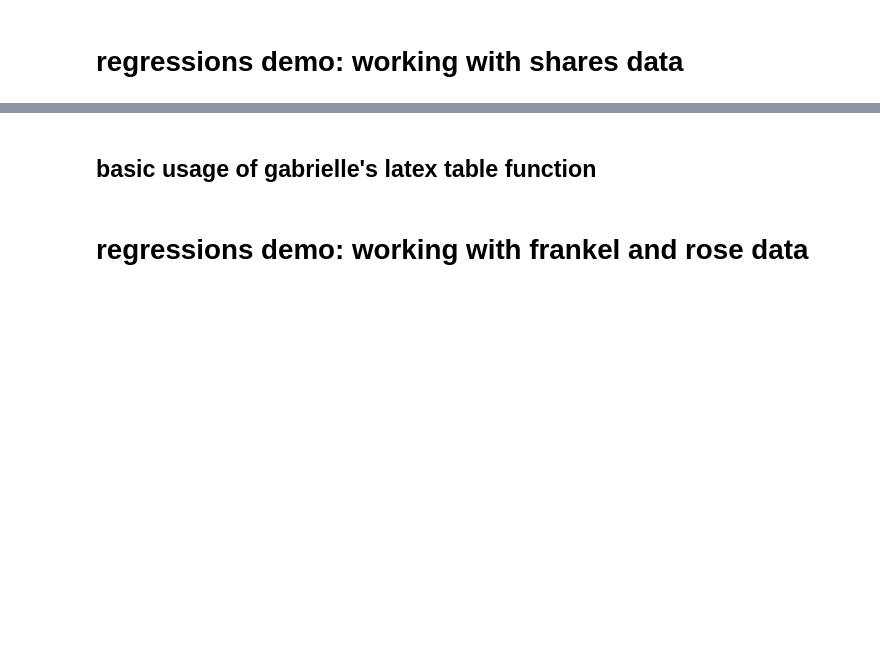
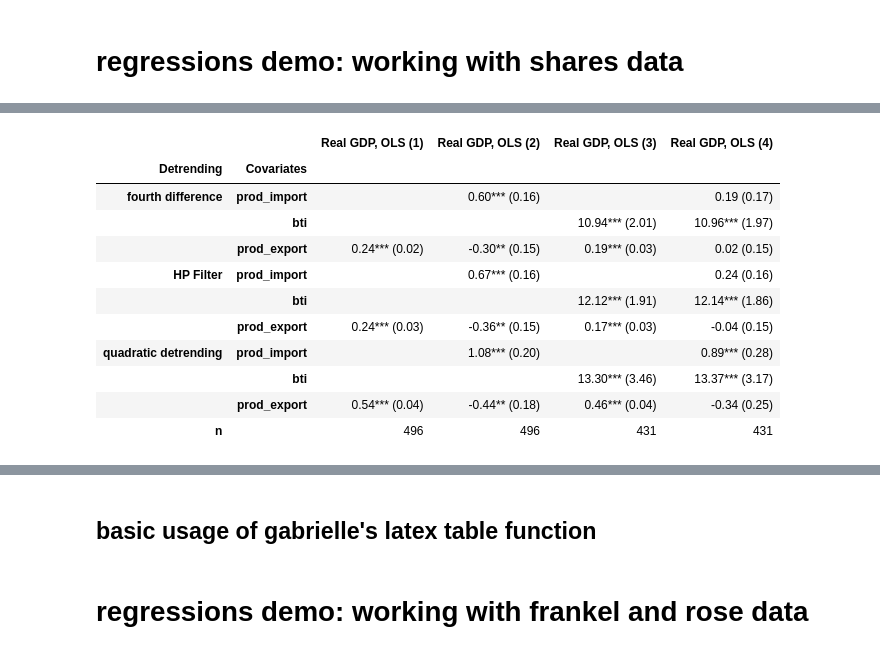
Before and after one commit to emilyfu1/correlationmodule, a Jupyter notebook: main.ipynb, the cells around one changed output, grey strips where cells are left out. Saved outputs shown, nothing was run; the diff lists cells and outputs as text; code cells hidden in the pictures; blank space fills up the shorter version.

```diff
--- a/main.ipynb
+++ b/main.ipynb
@@ -435,0 +601,15 @@ display(cons_results_disp)
+# %%
+results_table(gdp_ols_results)
+# %% [output]
+|  |  | Real GDP, OLS (1) | Real GDP, OLS (2) | Real GDP, OLS (3) | Real GDP, OLS (4) |
+| Detrending | Covariates |  |  |  |  |
+| fourth difference | prod_import |  | 0.60*** (0.16) |  | 0.19 (0.17) |
+|  | bti |  |  | 10.94*** (2.01) | 10.96*** (1.97) |
+|  | prod_export | 0.24*** (0.02) | -0.30** (0.15) | 0.19*** (0.03) | 0.02 (0.15) |
+| HP Filter | prod_import |  | 0.67*** (0.16) |  | 0.24 (0.16) |
+|  | bti |  |  | 12.12*** (1.91) | 12.14*** (1.86) |
+|  | prod_export | 0.24*** (0.03) | -0.36** (0.15) | 0.17*** (0.03) | -0.04 (0.15) |
+| quadratic detrending | prod_import |  | 1.08*** (0.20) |  | 0.89*** (0.28) |
+|  | bti |  |  | 13.30*** (3.46) | 13.37*** (3.17) |
+|  | prod_export | 0.54*** (0.04) | -0.44** (0.18) | 0.46*** (0.04) | -0.34 (0.25) |
+| n |  | 496 | 496 | 431 | 431 |
```
Also changed, not shown: parts of 21 cells of this notebook.
